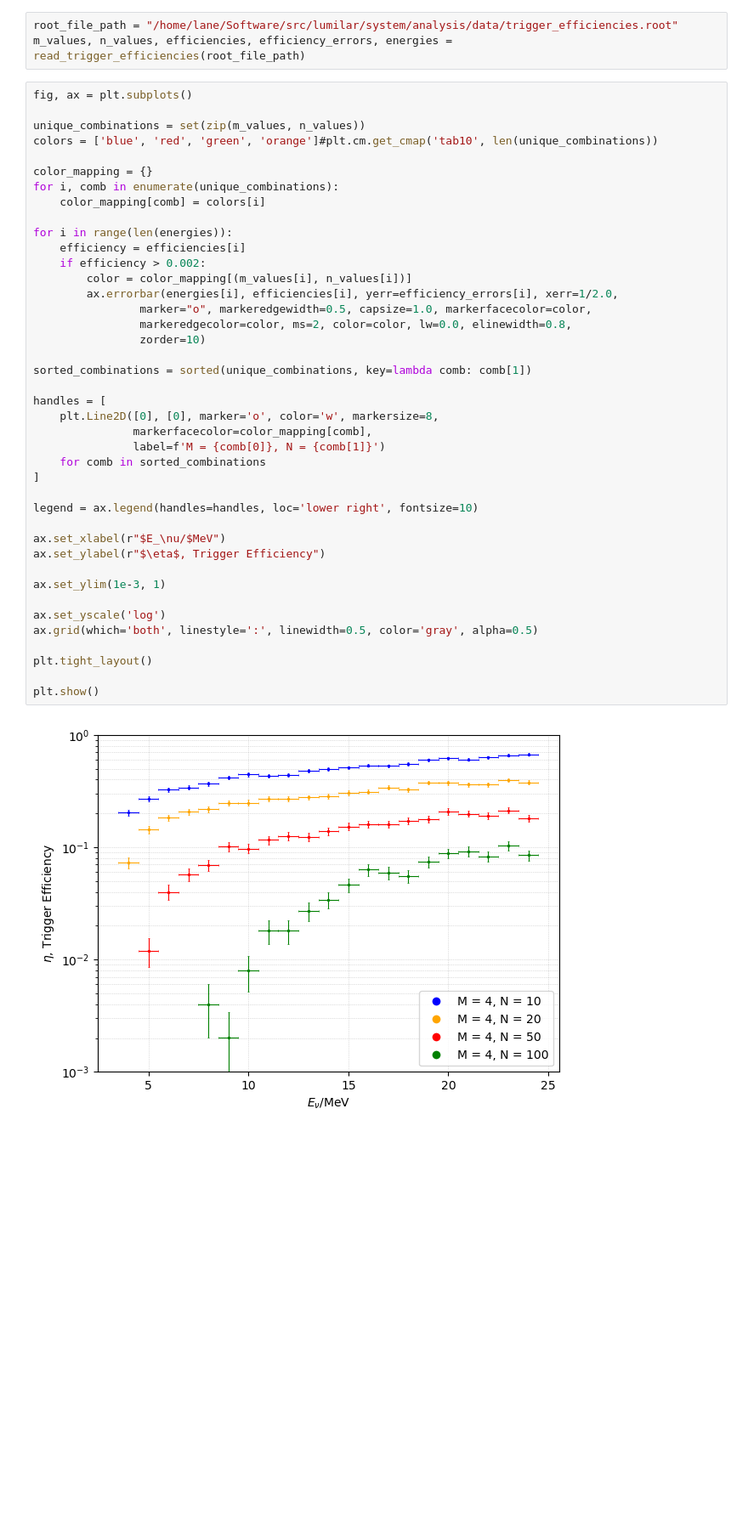
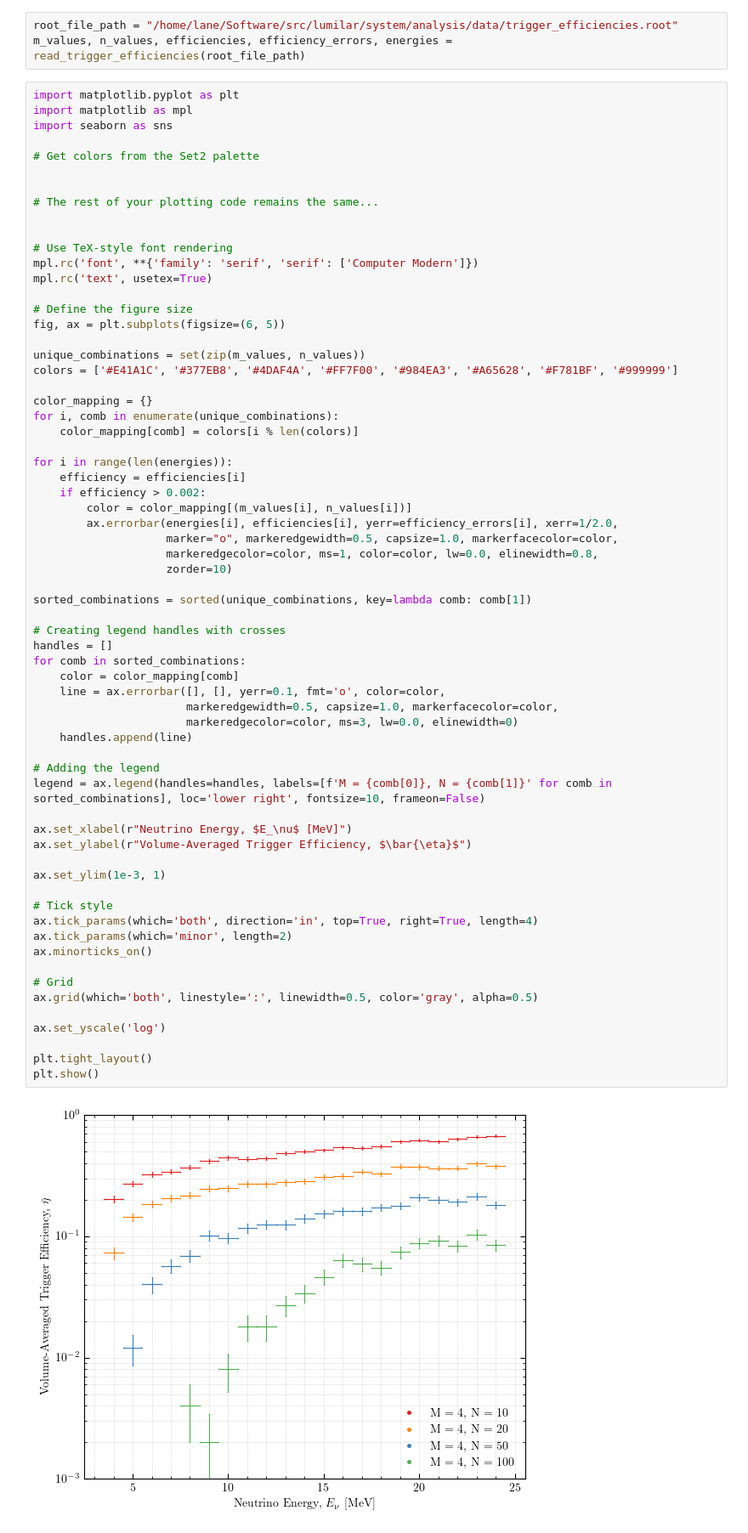
Before and after one commit to njlane314/lumilar, a Jupyter notebook: system/analysis/energy_efficiency.ipynb, the cells around one changed output. Shown at 85% size. Saved outputs shown, nothing was run; the diff lists cells and outputs as text; blank space fills up the shorter version.

```diff
--- a/system/analysis/energy_efficiency.ipynb
+++ b/system/analysis/energy_efficiency.ipynb
@@ -24,45 +24,69 @@ def read_trigger_efficiencies(root_file_path):
 root_file_path = "/home/lane/Software/src/lumilar/system/analysis/data/trigger_efficiencies.root"
 m_values, n_values, efficiencies, efficiency_errors, energies = read_trigger_efficiencies(root_file_path)
 # %%
-fig, ax = plt.subplots()
+import matplotlib.pyplot as plt
+import matplotlib as mpl
+import seaborn as sns
+
+# Get colors from the Set2 palette
+
+
+# The rest of your plotting code remains the same...
+
+
+# Use TeX-style font rendering
+mpl.rc('font', **{'family': 'serif', 'serif': ['Computer Modern']})
+mpl.rc('text', usetex=True)
+
+# Define the figure size
+fig, ax = plt.subplots(figsize=(6, 5))
 
 unique_combinations = set(zip(m_values, n_values))
-colors = ['blue', 'red', 'green', 'orange']#plt.cm.get_cmap('tab10', len(unique_combinations))
+colors = ['#E41A1C', '#377EB8', '#4DAF4A', '#FF7F00', '#984EA3', '#A65628', '#F781BF', '#999999']
 
 color_mapping = {}
 for i, comb in enumerate(unique_combinations):
-    color_mapping[comb] = colors[i]
+    color_mapping[comb] = colors[i % len(colors)]
 
 for i in range(len(energies)):
     efficiency = efficiencies[i]
     if efficiency > 0.002:
         color = color_mapping[(m_values[i], n_values[i])]
         ax.errorbar(energies[i], efficiencies[i], yerr=efficiency_errors[i], xerr=1/2.0,
-                marker="o", markeredgewidth=0.5, capsize=1.0, markerfacecolor=color,
-                markeredgecolor=color, ms=2, color=color, lw=0.0, elinewidth=0.8,
-                zorder=10)
+                    marker="o", markeredgewidth=0.5, capsize=1.0, markerfacecolor=color,
+                    markeredgecolor=color, ms=1, color=color, lw=0.0, elinewidth=0.8,
+                    zorder=10)
 
 sorted_combinations = sorted(unique_combinations, key=lambda comb: comb[1])
 
-handles = [
-    plt.Line2D([0], [0], marker='o', color='w', markersize=8,
-               markerfacecolor=color_mapping[comb],
-               label=f'M = {comb[0]}, N = {comb[1]}')
-    for comb in sorted_combinations
-]
+# Creating legend handles with crosses
+handles = []
+for comb in sorted_combinations:
+    color = color_mapping[comb]
+    line = ax.errorbar([], [], yerr=0.1, fmt='o', color=color,
+                       markeredgewidth=0.5, capsize=1.0, markerfacecolor=color,
+                       markeredgecolor=color, ms=3, lw=0.0, elinewidth=0)
+    handles.append(line)
 
-legend = ax.legend(handles=handles, loc='lower right', fontsize=10)
+# Adding the legend
+legend = ax.legend(handles=handles, labels=[f'M = {comb[0]}, N = {comb[1]}' for comb in sorted_combinations], loc='lower right', fontsize=10, frameon=False)
 
-ax.set_xlabel(r"$E_\nu/$MeV")
-ax.set_ylabel(r"$\eta$, Trigger Efficiency")
+ax.set_xlabel(r"Neutrino Energy, $E_\nu$ [MeV]")
+ax.set_ylabel(r"Volume-Averaged Trigger Efficiency, $\bar{\eta}$")
 
 ax.set_ylim(1e-3, 1)
 
-ax.set_yscale('log')
+# Tick style
+ax.tick_params(which='both', direction='in', top=True, right=True, length=4)
+ax.tick_params(which='minor', length=2)
+ax.minorticks_on()
+
+# Grid
 ax.grid(which='both', linestyle=':', linewidth=0.5, color='gray', alpha=0.5)
 
+ax.set_yscale('log')
+
 plt.tight_layout()
-
 plt.show()
 # %% [output]
-[figure, old version]
+[figure, new version]
```
Also changed, not shown: 11 other files.
